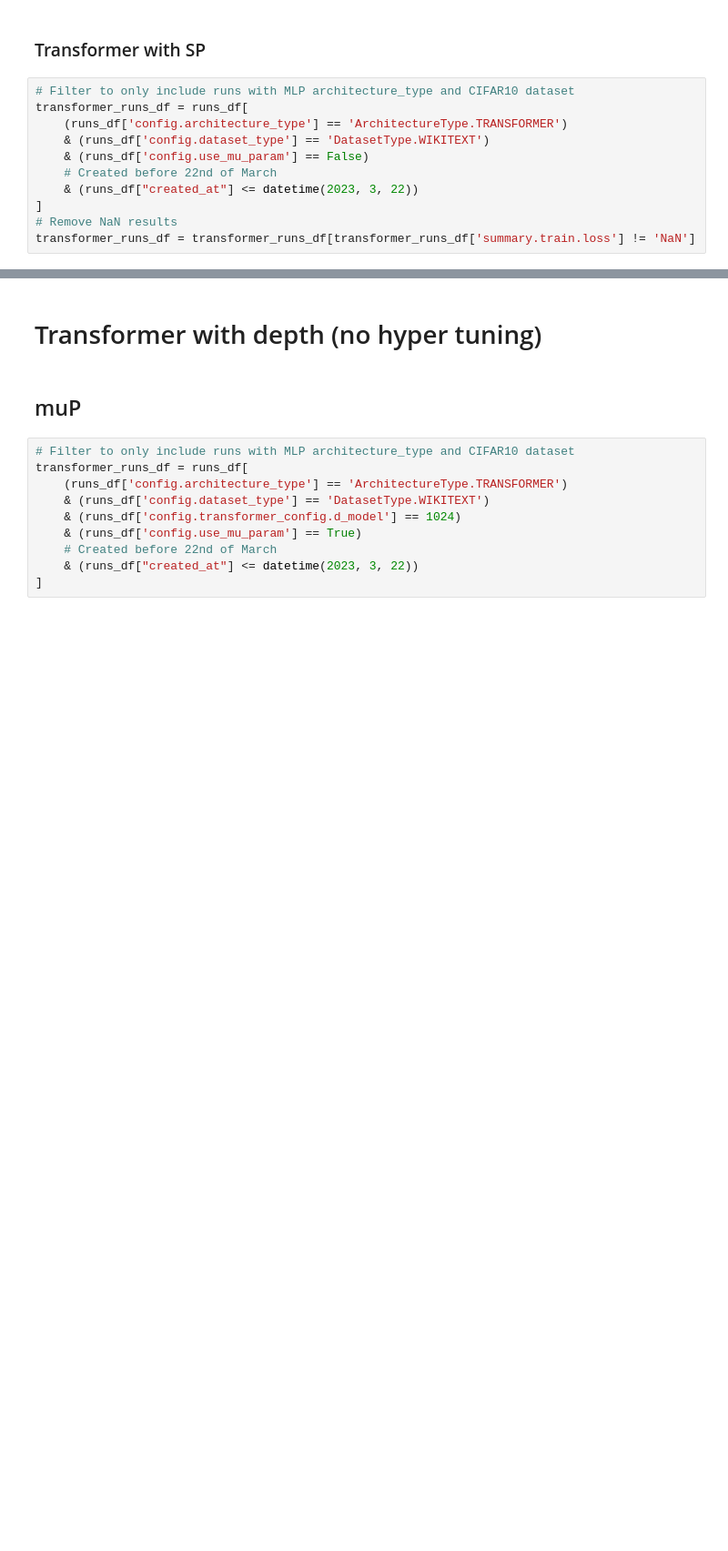
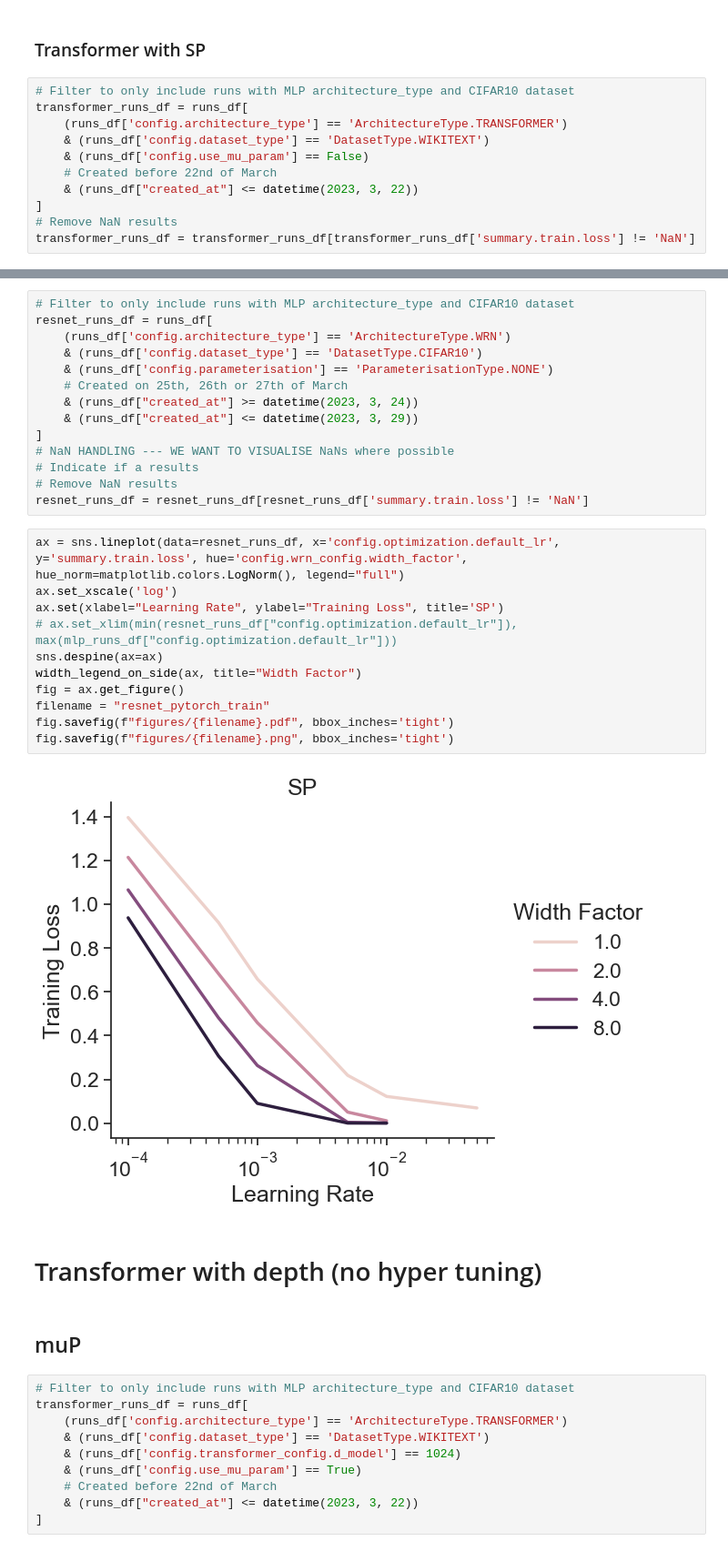
Before and after one commit to BrunoKM/tensor-reprogram, a Jupyter notebook: plots/hyperparam_vs_scale_alignment.ipynb, the cells around one changed output, grey strips where cells are left out. Shown at 91% size. Drawn from its saved outputs; the diff is of its cells as text; blank space fills up the shorter version.

```diff
--- a/plots/hyperparam_vs_scale_alignment.ipynb
+++ b/plots/hyperparam_vs_scale_alignment.ipynb
@@ -429,3 +465,30 @@ fig.savefig(f"figures/{filename}.png", bbox_inches='tight')
+# %%
+# Filter to only include runs with MLP architecture_type and CIFAR10 dataset
+resnet_runs_df = runs_df[
+    (runs_df['config.architecture_type'] == 'ArchitectureType.WRN')
+    & (runs_df['config.dataset_type'] == 'DatasetType.CIFAR10')
+    & (runs_df['config.parameterisation'] == 'ParameterisationType.NONE')
+    # Created on 25th, 26th or 27th of March
+    & (runs_df["created_at"] >= datetime(2023, 3, 24))
+    & (runs_df["created_at"] <= datetime(2023, 3, 29))
+]
+# NaN HANDLING --- WE WANT TO VISUALISE NaNs where possible
+# Indicate if a results
+# Remove NaN results
+resnet_runs_df = resnet_runs_df[resnet_runs_df['summary.train.loss'] != 'NaN']
+# %%
+ax = sns.lineplot(data=resnet_runs_df, x='config.optimization.default_lr', y='summary.train.loss', hue='config.wrn_config.width_factor', hue_norm=matplotlib.colors.LogNorm(), legend="full")
+ax.set_xscale('log')
+ax.set(xlabel="Learning Rate", ylabel="Training Loss", title='SP')
+# ax.set_xlim(min(resnet_runs_df["config.optimization.default_lr"]), max(mlp_runs_df["config.optimization.default_lr"]))
+sns.despine(ax=ax)
+width_legend_on_side(ax, title="Width Factor")
+fig = ax.get_figure()
+filename = "resnet_pytorch_train"
+fig.savefig(f"figures/{filename}.pdf", bbox_inches='tight')
+fig.savefig(f"figures/{filename}.png", bbox_inches='tight')
+# %% [output]
+[figure, added]
 # %% [markdown]
 # Transformer with depth (no hyper tuning)
 # %% [markdown]
```
Also changed, not shown: parts of 9 cells of this notebook.
